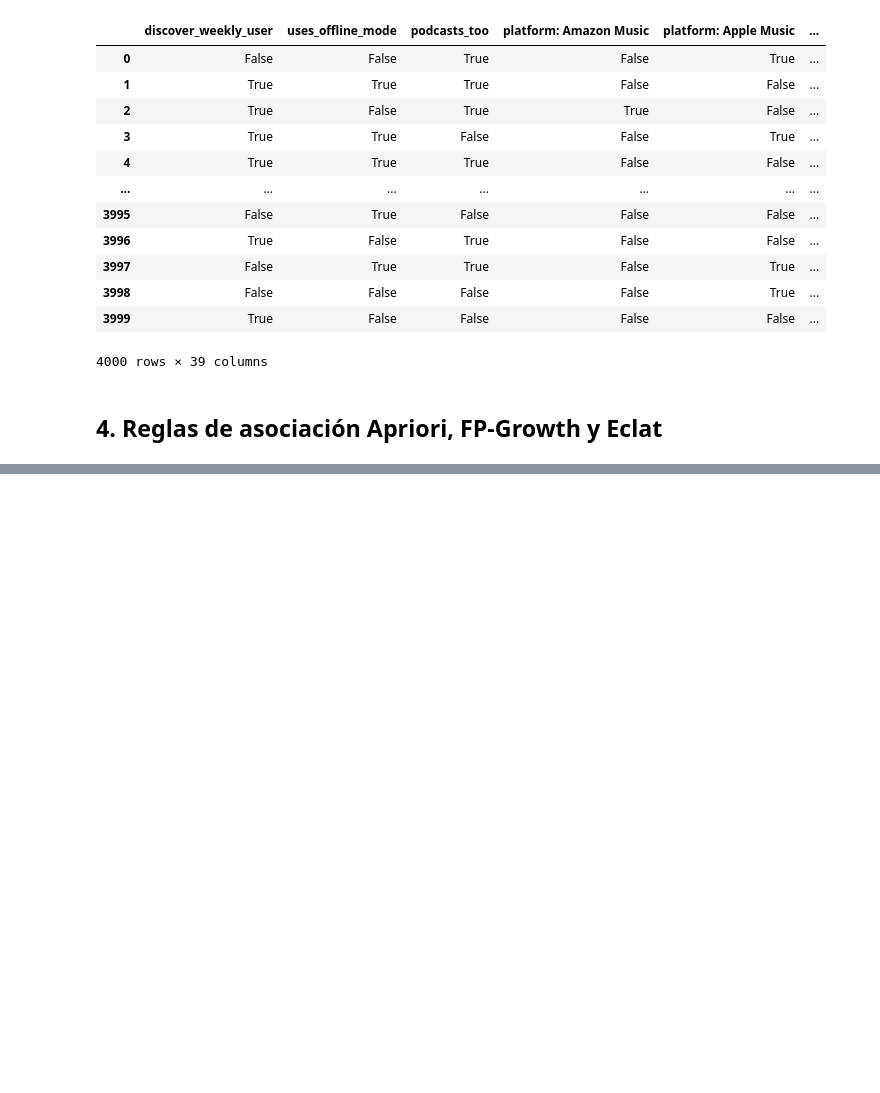
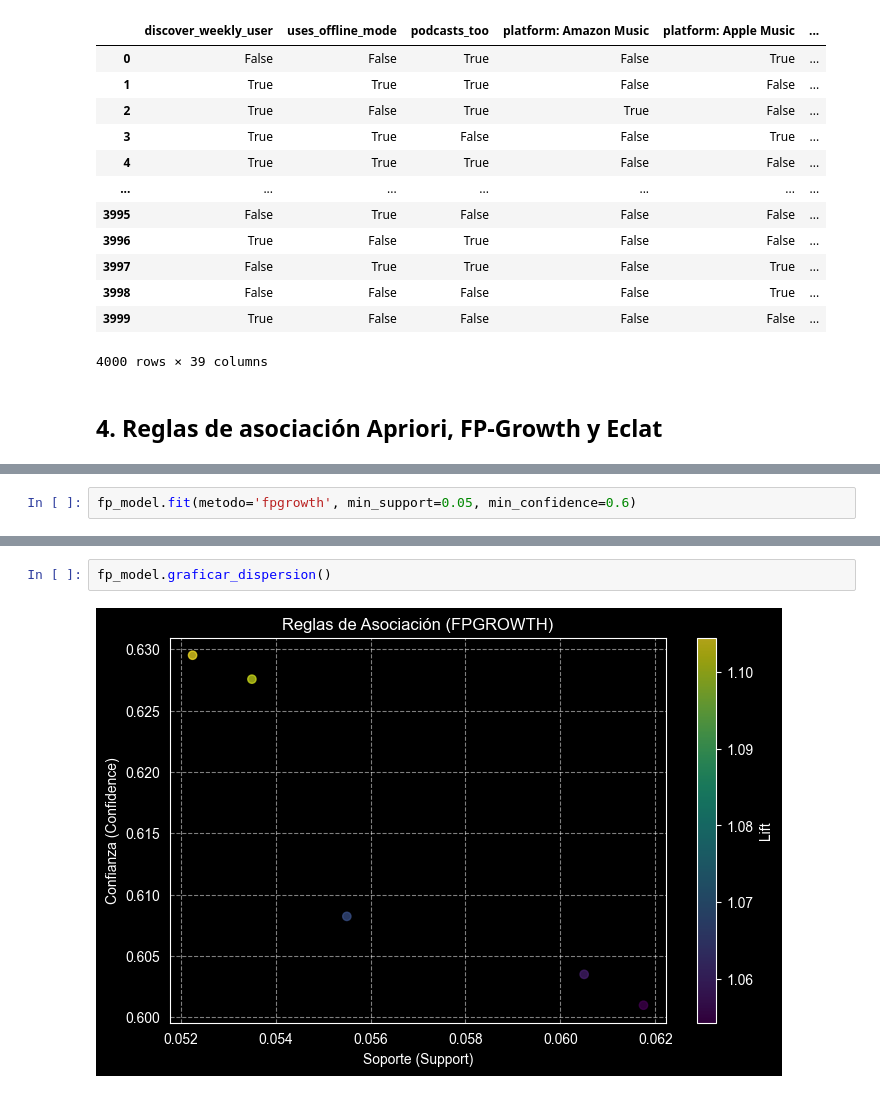
Before and after one commit to Isaakkko/Habitos-Musicales, a Jupyter notebook: HTML/JUPYTER.ipynb, the cells around one changed output, grey strips where cells are left out. Drawn from its saved outputs; the diff is of its cells as text; blank space fills up the shorter version.

```diff
--- a/HTML/JUPYTER.ipynb
+++ b/HTML/JUPYTER.ipynb
@@ -227,0 +280,2 @@ use_songs.datos
+# %%
+fp_model.fit(metodo='fpgrowth', min_support=0.05, min_confidence=0.6)
@@ -227,0 +300,4 @@ use_songs.datos
+# %%
+fp_model.graficar_dispersion()
+# %% [output]
+[figure, added]
```
Also changed, not shown: parts of 17 cells of this notebook, 1 other file.
